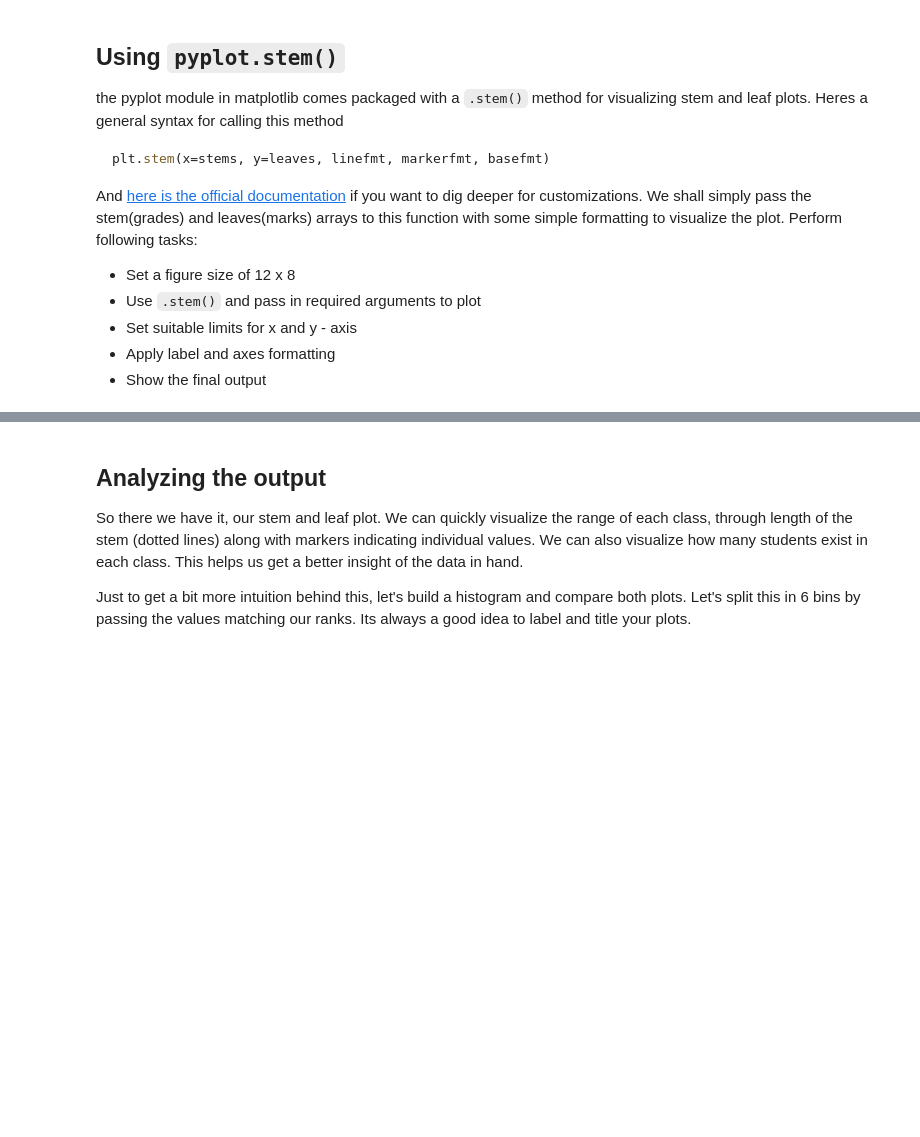
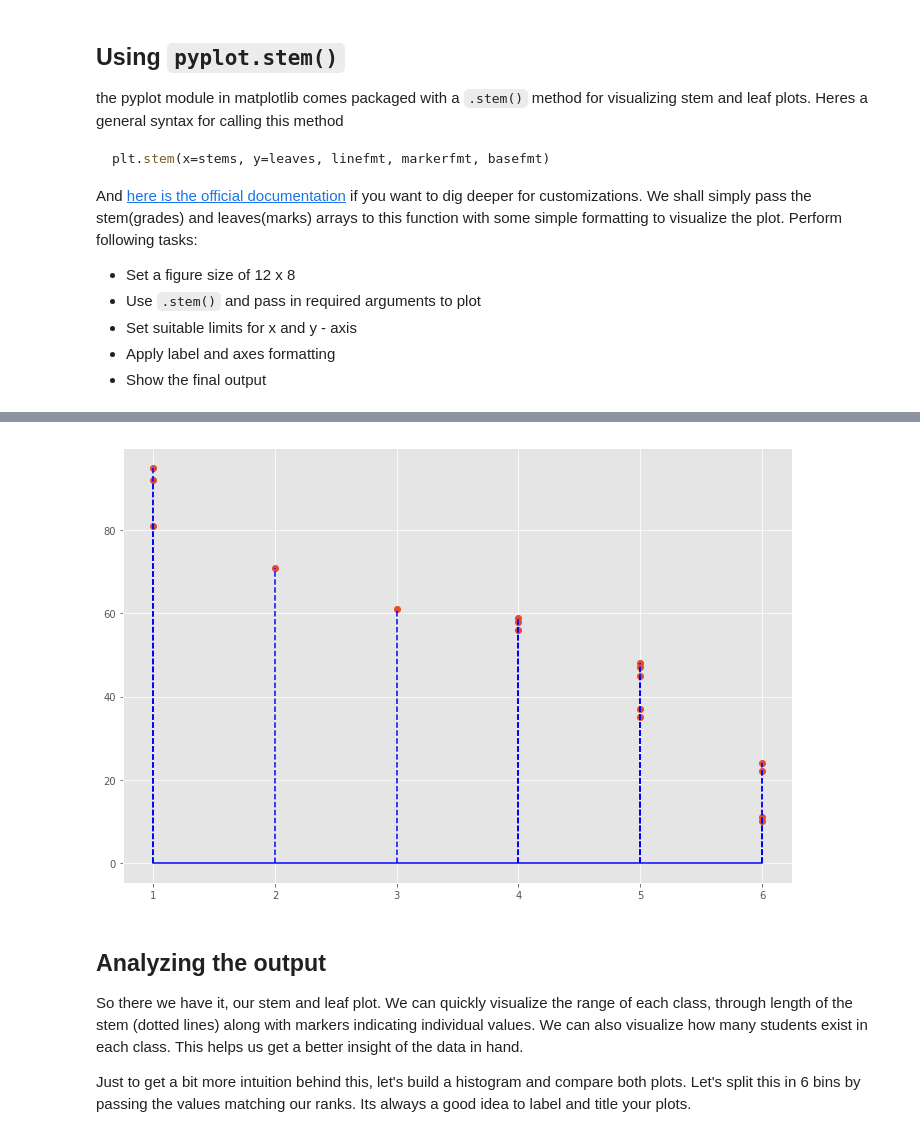
Before and after one commit to rvent/dsc-0-09-05-statistical-distribution-stemleaf-plot-lab-nyc-ds-career-012819, a Jupyter notebook: index.ipynb, the cells around one changed output, grey strips where cells are left out. Cells and saved outputs as stored; diff of their text form; code cells hidden in the pictures; blank space fills up the shorter version.

```diff
--- a/index.ipynb
+++ b/index.ipynb
@@ -123,7 +123,7 @@ And [here is the official documentation](https://matplotlib.org/api/_as_gen/matp
 # Create a stem and leaf plot with above data
 plt.figure(figsize=(12, 8))
 plt.stem(stems, marks, linefmt='b--', basefmt="b")
-plt.xticks(np.unique(np.array(stems)), labels=(np.unique(np.array(stems_2)))
+plt.xticks(np.unique(np.array(stems)), labels=(np.unique(np.array(stems_2))))
 plt.ylim([0, 100])
 plt.xlabel("Grades/Stems", fontsize=18)
 plt.ylabel('Marks obtained/Leafs', fontsize=18)
@@ -134,3 +134,4 @@ SyntaxError: invalid syntax (<ipython-input-24-5b285682b362>, line 5)
+[figure, added]
 # %% [markdown]
 ## Analyzing the output
 So there we have it, our stem and leaf plot. We can quickly visualize the range of each class, through length of the stem (dotted lines) along with markers indicating individual values. We can also visualize how many students exist in each class. This helps us get a better insight of the data in hand.
```
Also changed, not shown: parts of 1 cell of this notebook.
